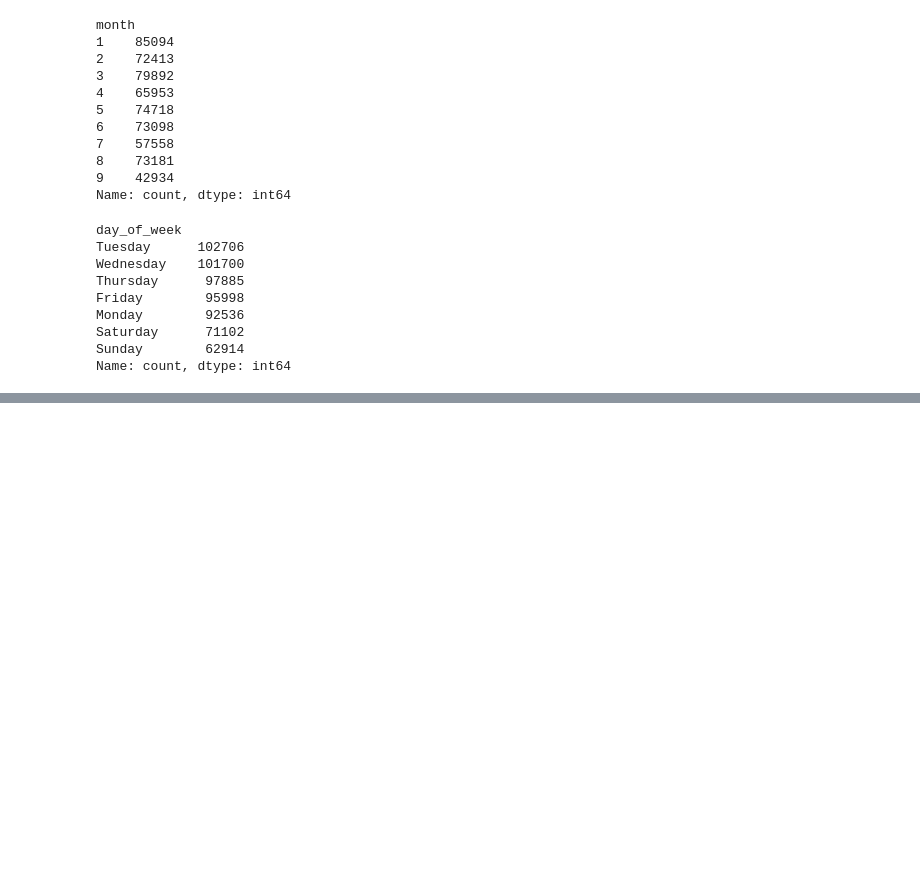
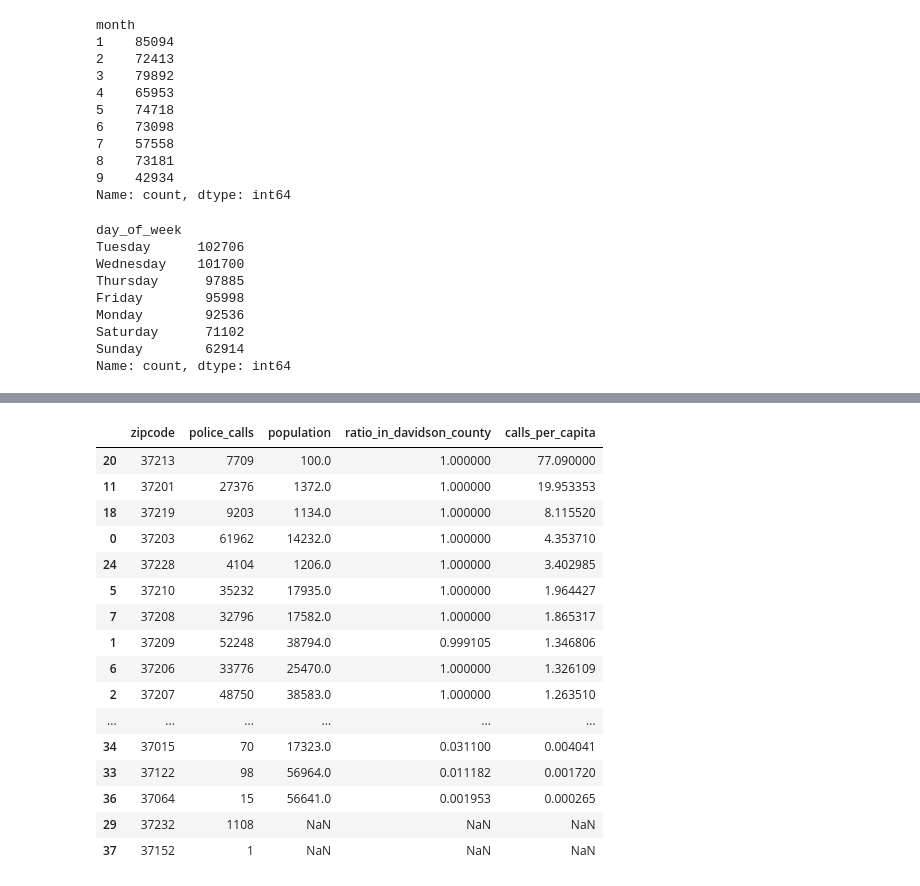
Before and after one commit to dobbinjp/nss-help, a Jupyter notebook: jumpstart_analysis.ipynb, the cells around one changed output, grey strips where cells are left out. Drawn from its saved outputs; the diff is of its cells as text; code cells hidden in the pictures; blank space fills up the shorter version.

```diff
--- a/jumpstart_analysis.ipynb
+++ b/jumpstart_analysis.ipynb
@@ -245,0 +357,7 @@ Name: count, dtype: int64
+# %%
+# 22. change the calls_per_zipcode zipcode field to integer, 64-bit, to match the datatype of population dataframe (zipcode column)
+calls_per_zipcode.zipcode = calls_per_zipcode.zipcode.astype('int64')
+# %%
+# 22. perform a left join to calls_per_zipcode (keep all zip codes from calls_per_zipcode)
+# and then assign it back to the calls_per_zipcode dataframe
+calls_per_zipcode = pd.merge(calls_per_zipcode, population, how = 'left', on= 'zipcode')
@@ -245,0 +374,27 @@ Name: count, dtype: int64
+# %%
+# we should rename the dataframe column 'count' since it is a reserved word (programming best practice)
+calls_per_zipcode = calls_per_zipcode.rename(columns={'count':'police_calls'})
+# %%
+# 23. create a column called 'calls_per_capita' by dividing the number of police calls by the population of each zip code
+calls_per_zipcode['calls_per_capita'] = calls_per_zipcode.police_calls / calls_per_zipcode.population
+# %%
+# 23. which zip codes have the highest calls per capita?
+calls_per_zipcode.sort_values(by='calls_per_capita', ascending=False)
+# %% [output]
+|  | zipcode | police_calls | population | ratio_in_davidson_county | calls_per_capita |
+| 20 | 37213 | 7709 | 100.0 | 1.000000 | 77.090000 |
+| 11 | 37201 | 27376 | 1372.0 | 1.000000 | 19.953353 |
+| 18 | 37219 | 9203 | 1134.0 | 1.000000 | 8.115520 |
+| 0 | 37203 | 61962 | 14232.0 | 1.000000 | 4.353710 |
+| 24 | 37228 | 4104 | 1206.0 | 1.000000 | 3.402985 |
+| 5 | 37210 | 35232 | 17935.0 | 1.000000 | 1.964427 |
+| 7 | 37208 | 32796 | 17582.0 | 1.000000 | 1.865317 |
+| 1 | 37209 | 52248 | 38794.0 | 0.999105 | 1.346806 |
+| 6 | 37206 | 33776 | 25470.0 | 1.000000 | 1.326109 |
+| 2 | 37207 | 48750 | 38583.0 | 1.000000 | 1.263510 |
+| ... | ... | ... | ... | ... | ... |
+| 34 | 37015 | 70 | 17323.0 | 0.031100 | 0.004041 |
+| 33 | 37122 | 98 | 56964.0 | 0.011182 | 0.001720 |
+| 36 | 37064 | 15 | 56641.0 | 0.001953 | 0.000265 |
+| 29 | 37232 | 1108 | NaN | NaN | NaN |
+| 37 | 37152 | 1 | NaN | NaN | NaN |
```
Also changed, not shown: parts of 19 cells of this notebook.
